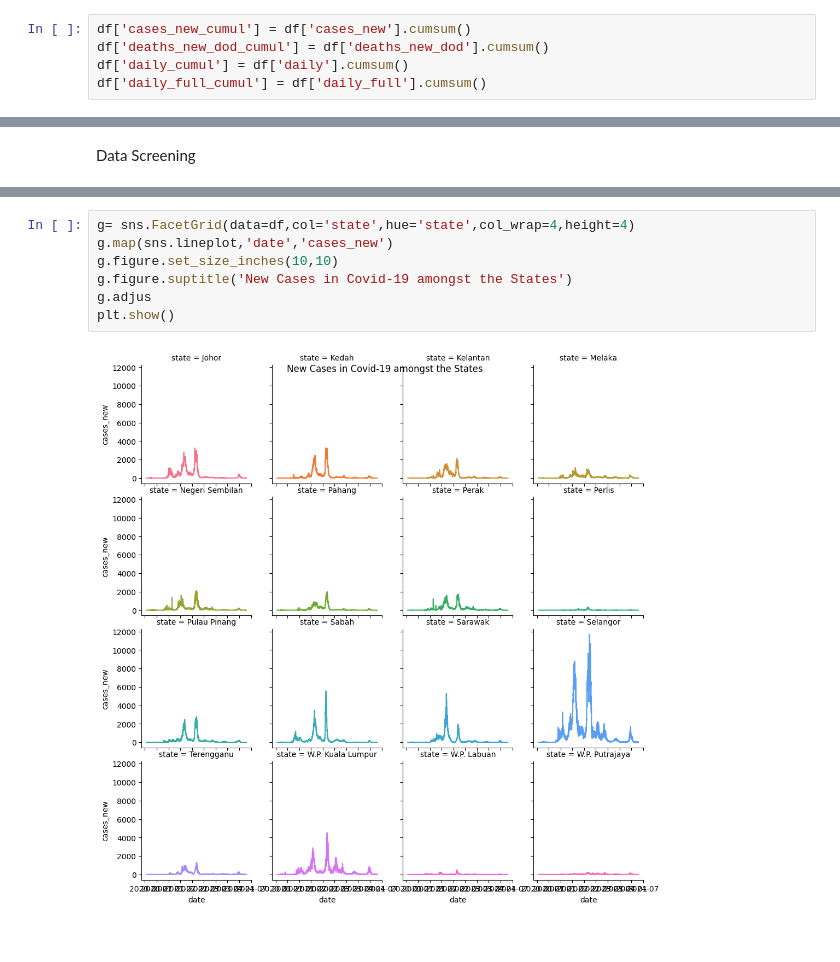
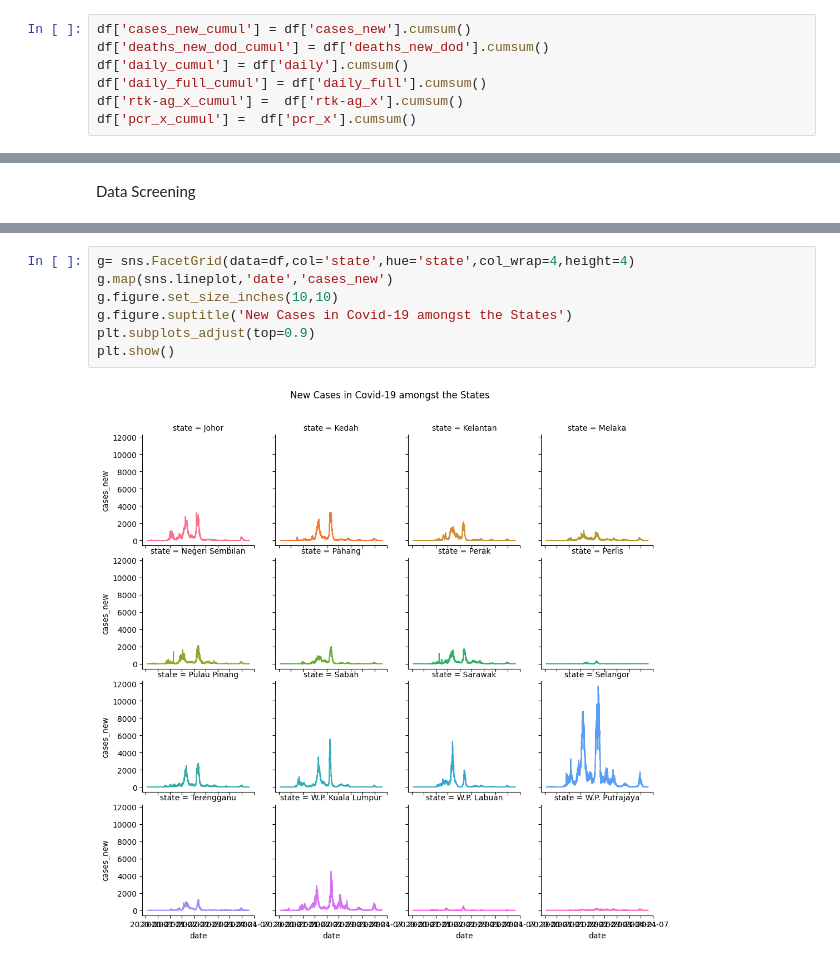
Before and after one commit to MarcusO17/5011-cem-ml, a Jupyter notebook: notebooks/states_EDA.ipynb, the cells around one changed output, grey strips where cells are left out. Saved outputs shown, nothing was run; the diff lists cells and outputs as text.

Commit message:
more graphs

```diff
--- a/notebooks/states_EDA.ipynb
+++ b/notebooks/states_EDA.ipynb
@@ -469,4 +469,6 @@ df['cases_new_cumul'] = df['cases_new'].cumsum()
 df['deaths_new_dod_cumul'] = df['deaths_new_dod'].cumsum()
 df['daily_cumul'] = df['daily'].cumsum()
 df['daily_full_cumul'] = df['daily_full'].cumsum()
+df['rtk-ag_x_cumul'] =  df['rtk-ag_x'].cumsum()
+df['pcr_x_cumul'] =  df['pcr_x'].cumsum()
 # %%
@@ -538,9 +549,9 @@ Index(['date', 'state', 'cases_new', 'cases_import', 'cases_recovered',
 # %%
 g= sns.FacetGrid(data=df,col='state',hue='state',col_wrap=4,height=4)
 g.map(sns.lineplot,'date','cases_new')
 g.figure.set_size_inches(10,10)
 g.figure.suptitle('New Cases in Covid-19 amongst the States')
-g.adjus
+plt.subplots_adjust(top=0.9)
 plt.show()
 # %% [output]
-[figure, old version]
+[figure, new version]
```
Also changed, not shown: parts of 14 cells of this notebook.
